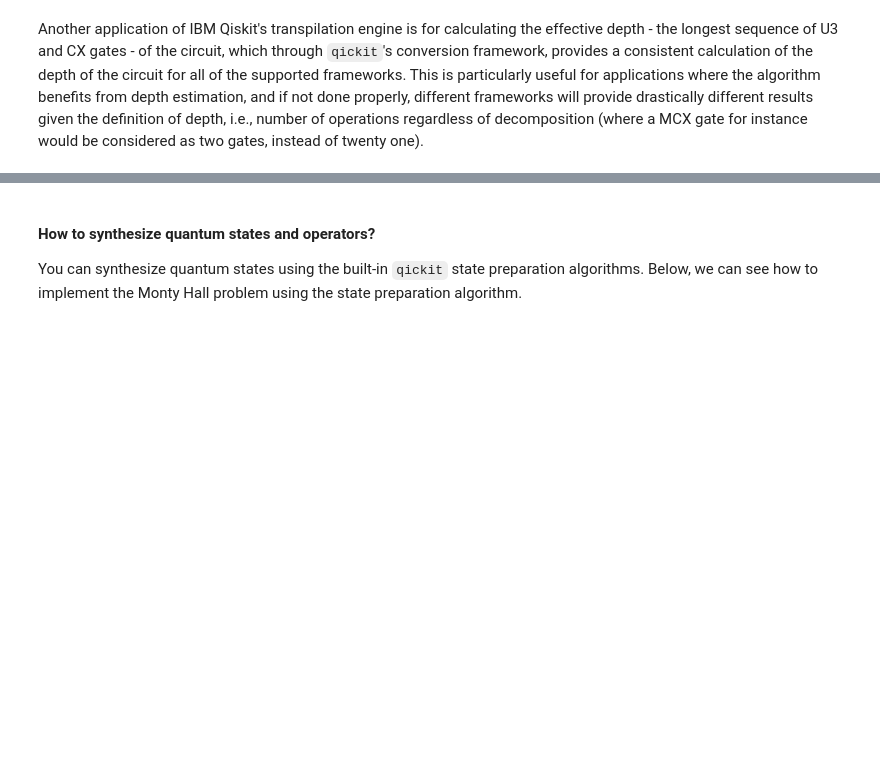
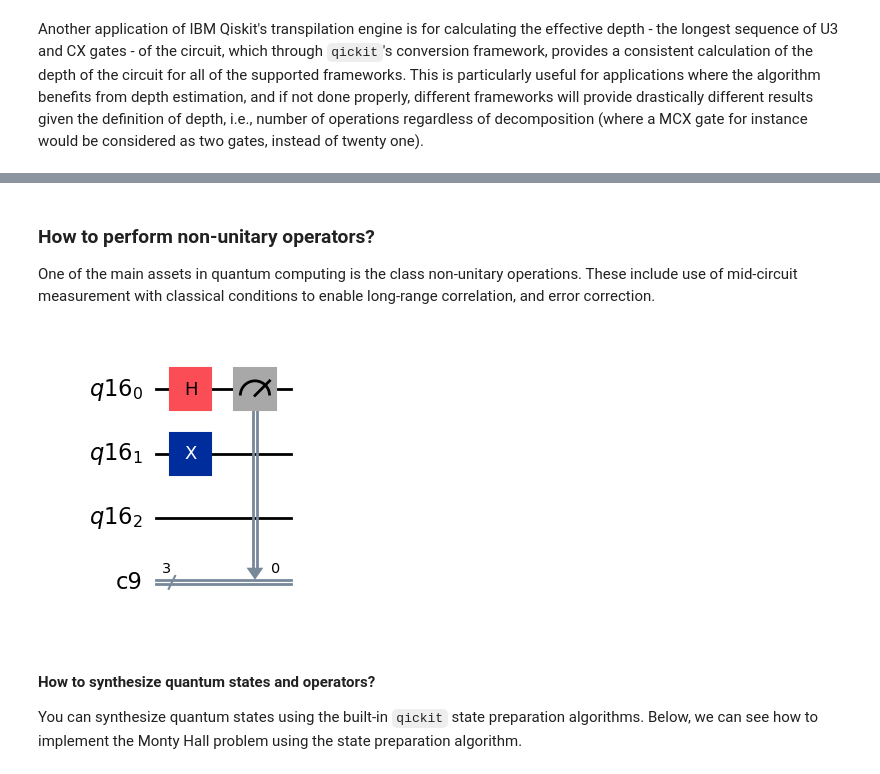
Before and after one commit to Qualition/quick, a Jupyter notebook: notebooks/Creating and Manipulating Circuits.ipynb, the cells around one changed output, grey strips where cells are left out. Cells and saved outputs as stored; diff of their text form; code cells hidden in the pictures; blank space fills up the shorter version.

```diff
--- a/notebooks/Creating and Manipulating Circuits.ipynb
+++ b/notebooks/Creating and Manipulating Circuits.ipynb
@@ -132,3 +147,16 @@ print(qc.get_depth())
+# %% [markdown]
+### How to perform non-unitary operators?
+
+One of the main assets in quantum computing is the class non-unitary operations. These include use of mid-circuit measurement with classical conditions to enable long-range correlation, and error correction.
+# %%
+qc = QiskitCircuit(3)
+qc.H(0)
+if qc.clbit_condition(0, 0):
+    qc.X(1)
+
+qc.draw()
+# %% [output]
+[figure, added]
 # %% [markdown]
 #### How to synthesize quantum states and operators?
 
```
Also changed, not shown: parts of 11 cells of this notebook, 35 other files.
